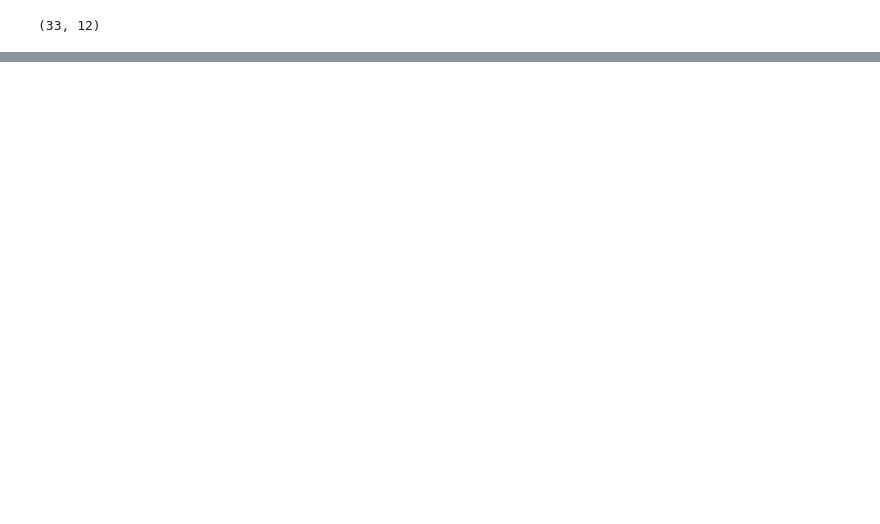
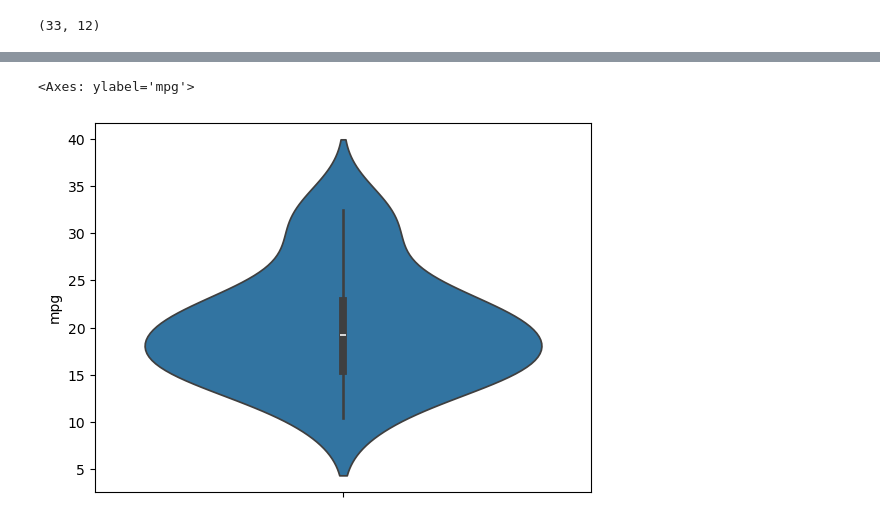
Before and after one commit to mariyajoseph2002/python, a Jupyter notebook: nb1.ipynb, the cells around one changed output, grey strips where cells are left out. Saved outputs shown, nothing was run; the diff lists cells and outputs as text; code cells hidden in the pictures; blank space fills up the shorter version.

```diff
--- a/nb1.ipynb
+++ b/nb1.ipynb
@@ -55,0 +78,8 @@ data.shape
+# %%
+#shows the density of data(Similar to kde plot)-just another way of representing data
+sns.violinplot(y='mpg',data=data)
+#A violin plot is a data visualization tool that combines the features of a box plot and a kernel density plot to show the distribution of a dataset.
+#The plot is usually mirrored on both sides of a central vertical axis, making it easier to compare distributions visually.
+# %% [output]
+<Axes: ylabel='mpg'>
+[figure, added]
```
Also changed, not shown: parts of 9 cells of this notebook, 1 other file.
